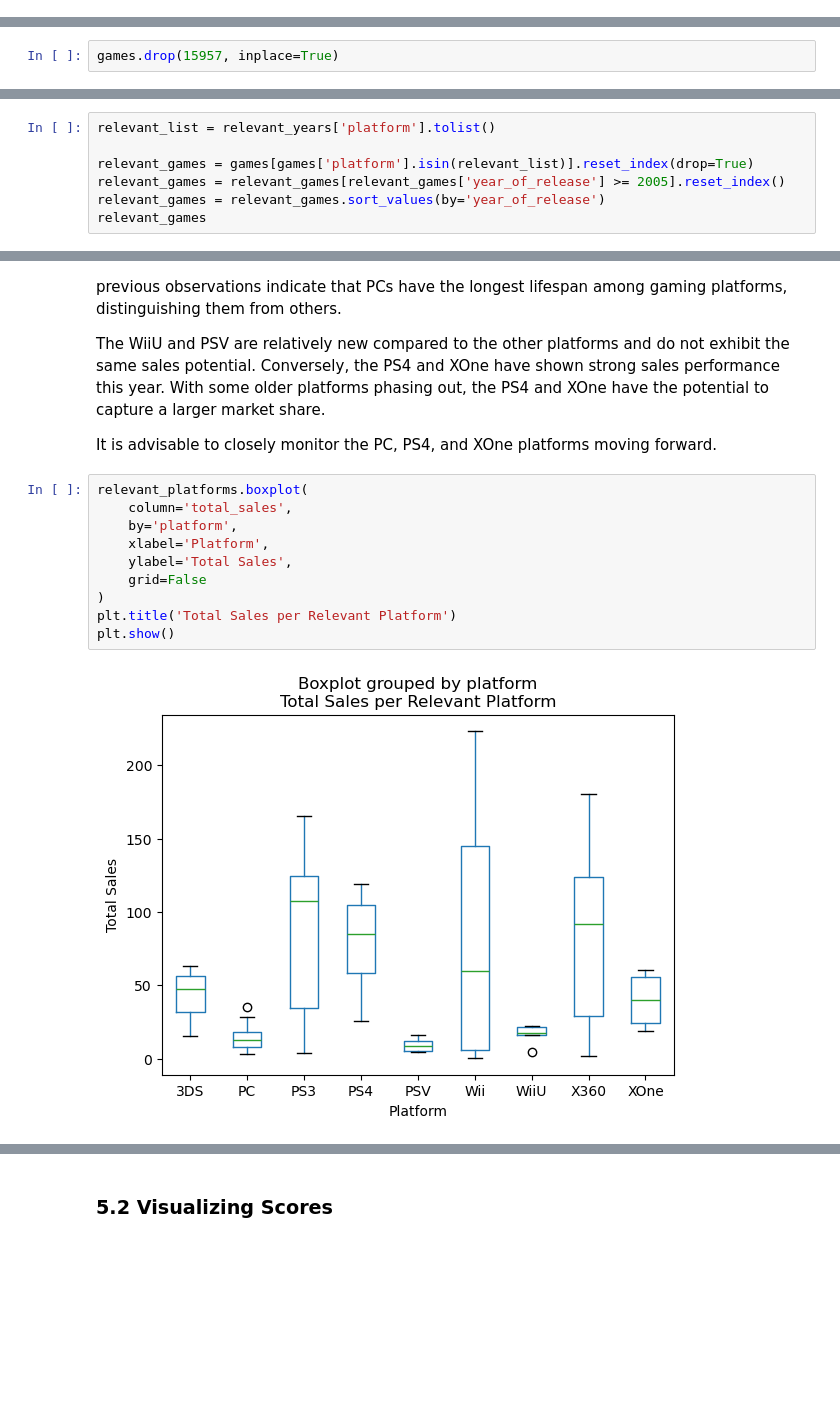
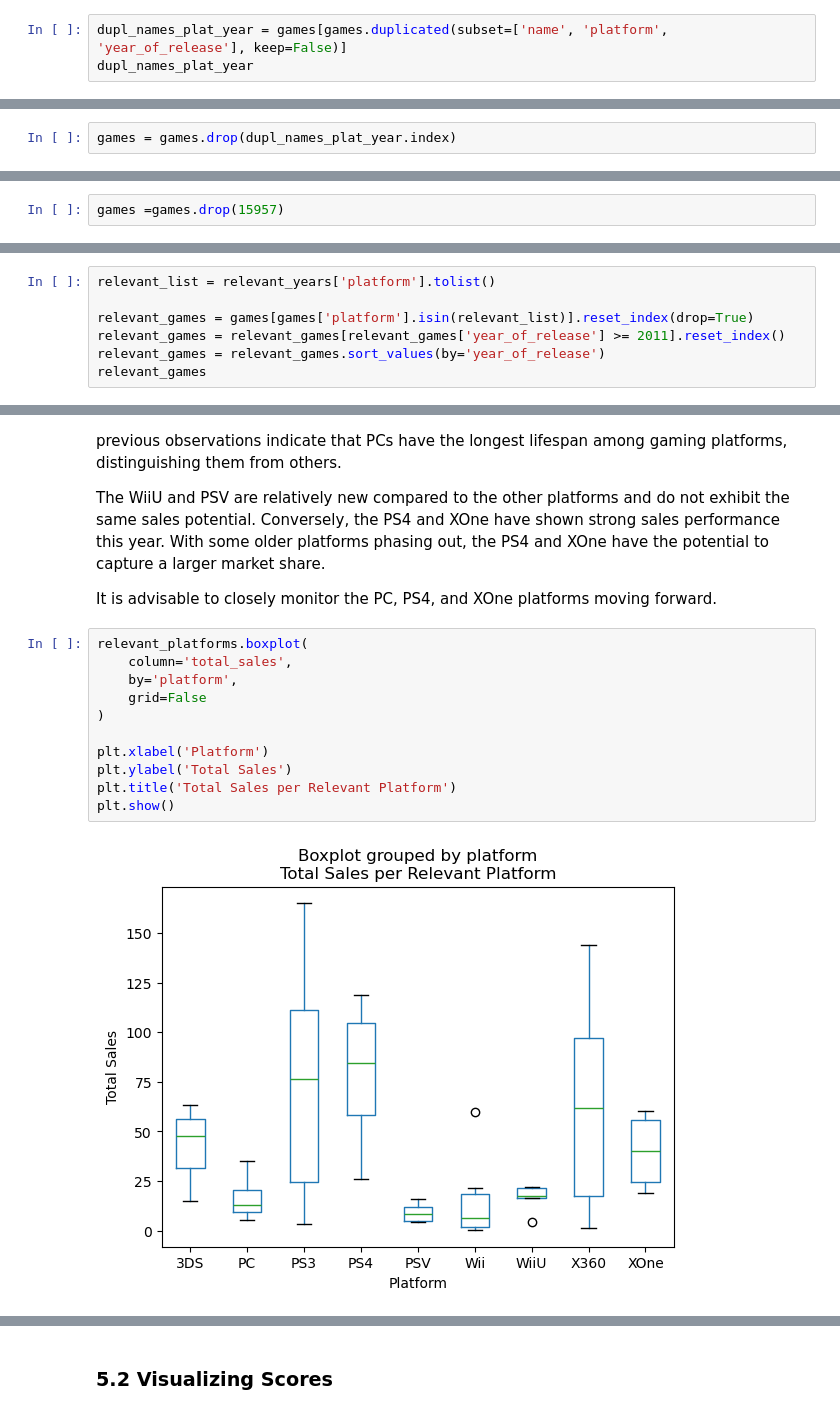
Before and after one commit to alexcoy06/Data-Science, a Jupyter notebook: Project 5/IceStore.ipynb, the cells around one changed output, grey strips where cells are left out. Drawn from its saved outputs; the diff is of its cells as text; blank space fills up the shorter version.

```diff
--- a/Project 5/IceStore.ipynb
+++ b/Project 5/IceStore.ipynb
@@ -159,0 +148,3 @@ To ensure there are no duplicated values, I examined the `name` column for dupli
+# %%
+dupl_names_plat_year = games[games.duplicated(subset=['name', 'platform', 'year_of_release'], keep=False)]
+dupl_names_plat_year
@@ -159,0 +159,2 @@ To ensure there are no duplicated values, I examined the `name` column for dupli
+# %%
+games = games.drop(dupl_names_plat_year.index)
@@ -314,7 +315,7 @@ check_ds
 # %% [markdown]
 The original dataset shows that `Strongest Tokyo University Shogi DS` falls far outside the overall range of 2004 to 2013, suggesting a likely data entry error. Based on my personal experience, it is impossible that the game was created in 1985 for the `DS`.
 # %%
-games.drop(15957, inplace=True)
+games =games.drop(15957)
 # %% [markdown]
 Many values in this row are either zero or not applicable, so I have decided to remove it. This is the third row removed from a dataset of over 16,000 rows, which should not impact the overall data.
 # %% [markdown]
@@ -553,7 +549,7 @@ Before proceeding with my decision, I need to identify the platforms currently a
 relevant_list = relevant_years['platform'].tolist()
 
 relevant_games = games[games['platform'].isin(relevant_list)].reset_index(drop=True)
-relevant_games = relevant_games[relevant_games['year_of_release'] >= 2005].reset_index()
+relevant_games = relevant_games[relevant_games['year_of_release'] >= 2011].reset_index()
 relevant_games = relevant_games.sort_values(by='year_of_release')
 relevant_games
 # %% [output]
@@ -623,13 +623,14 @@ It is advisable to closely monitor the PC, PS4, and XOne platforms moving forwar
 # %%
 relevant_platforms.boxplot(
     column='total_sales',
     by='platform',
-    xlabel='Platform',
-    ylabel='Total Sales',
     grid=False
 )
+
+plt.xlabel('Platform')
+plt.ylabel('Total Sales')
 plt.title('Total Sales per Relevant Platform')
 plt.show()
 # %% [output]
-[figure, old version]
+[figure, new version]
 # %% [markdown]
```
Also changed, not shown: parts of 50 cells of this notebook, 6 other files.
